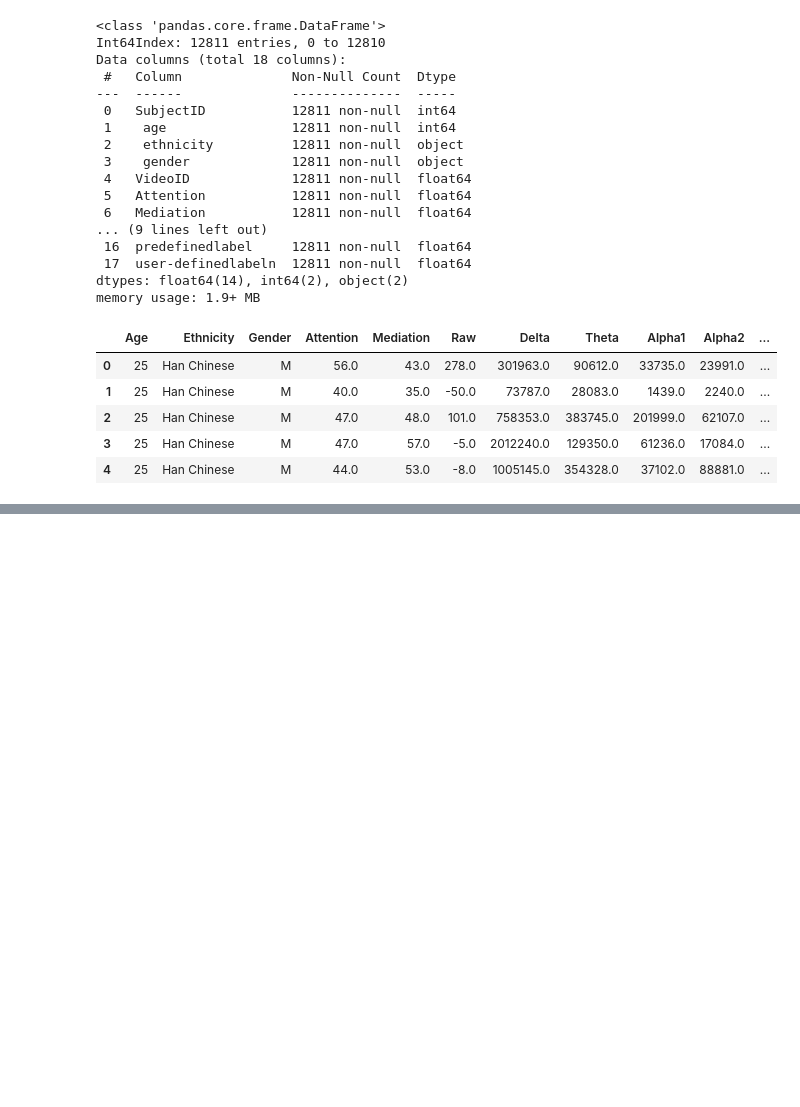
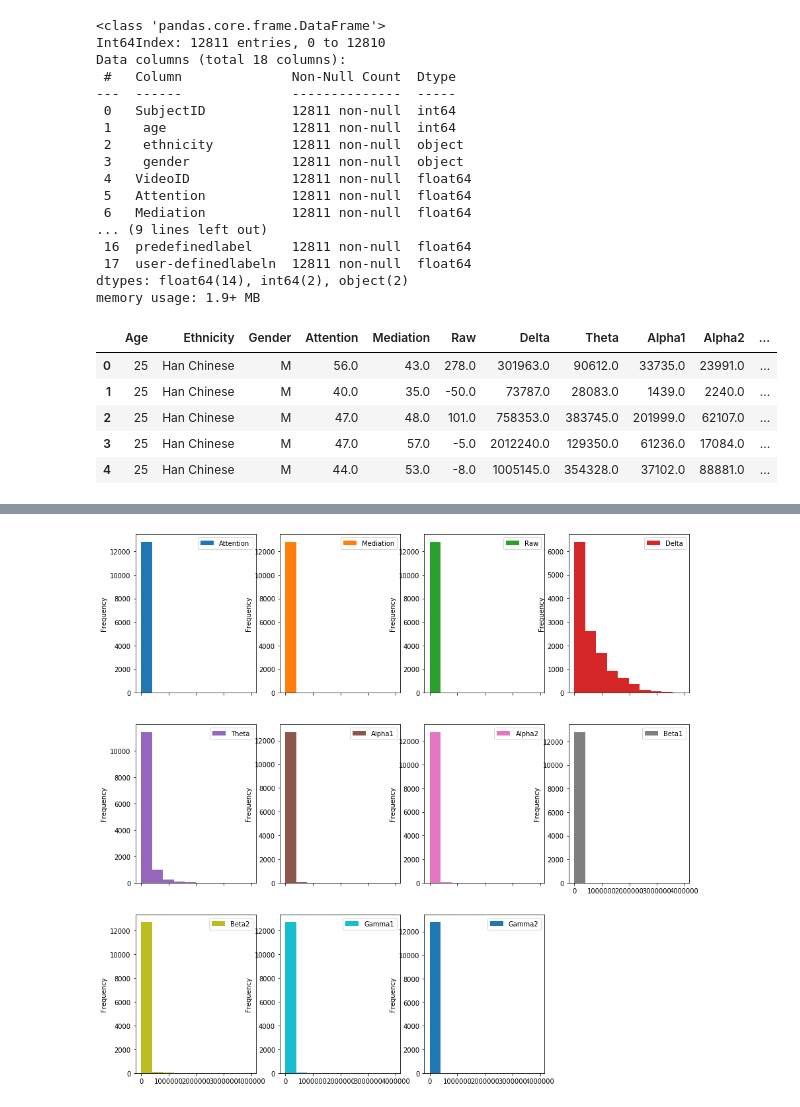
Before and after one commit to rajnishprao/Spiced_Projects, a Jupyter notebook: Time_Series_Classification/EEG_01_EDA.ipynb, the cells around one changed output, grey strips where cells are left out. Cells and saved outputs as stored; diff of their text form; code cells hidden in the pictures; blank space fills up the shorter version.

```diff
--- a/Time_Series_Classification/EEG_01_EDA.ipynb
+++ b/Time_Series_Classification/EEG_01_EDA.ipynb
@@ -202,0 +234,5 @@ memory usage: 1.5 MB
+# %%
+features[continious_features].plot(kind='hist', figsize=(15, 15), subplots=True, layout=(3,4))
+plt.show()
+# %% [output]
+[figure, added]
```
Also changed, not shown: parts of 17 cells of this notebook.
